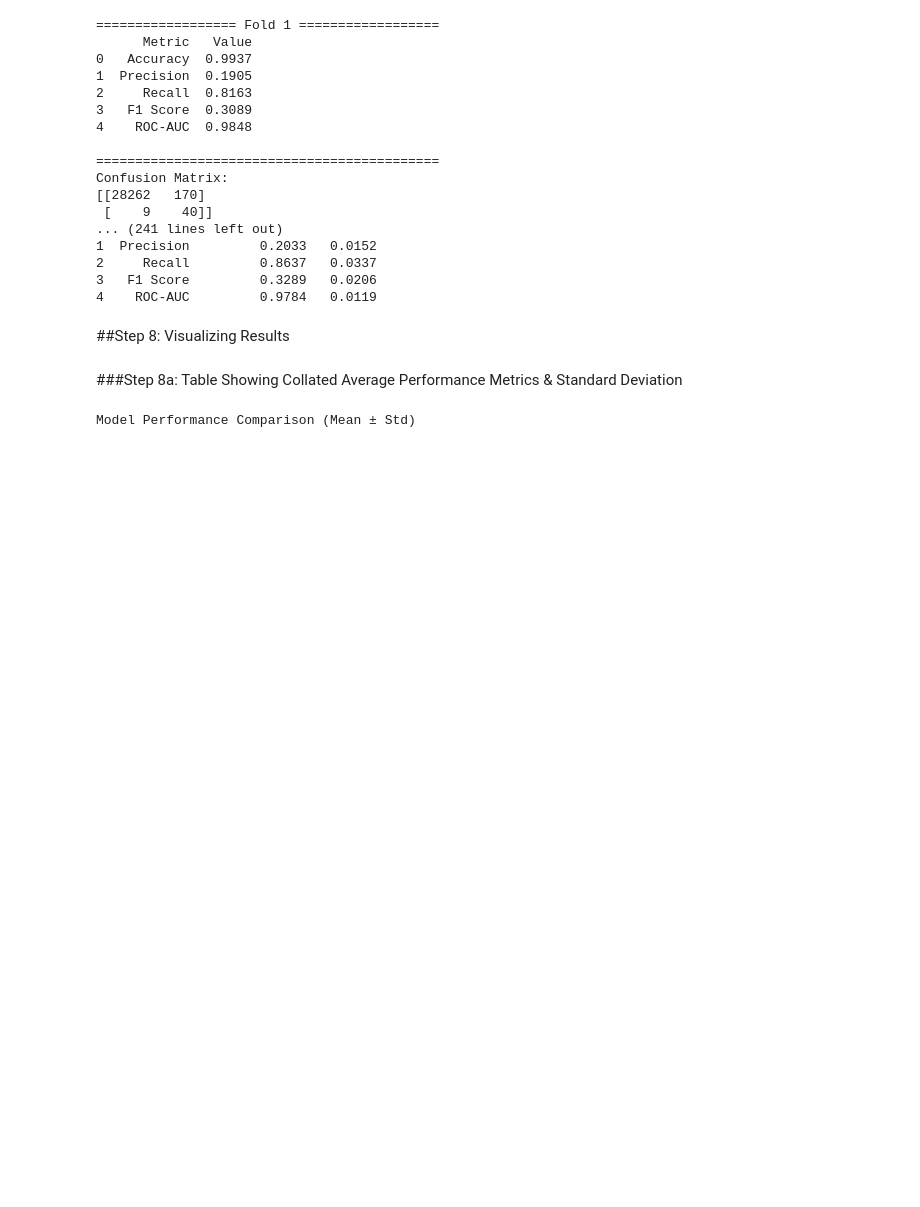
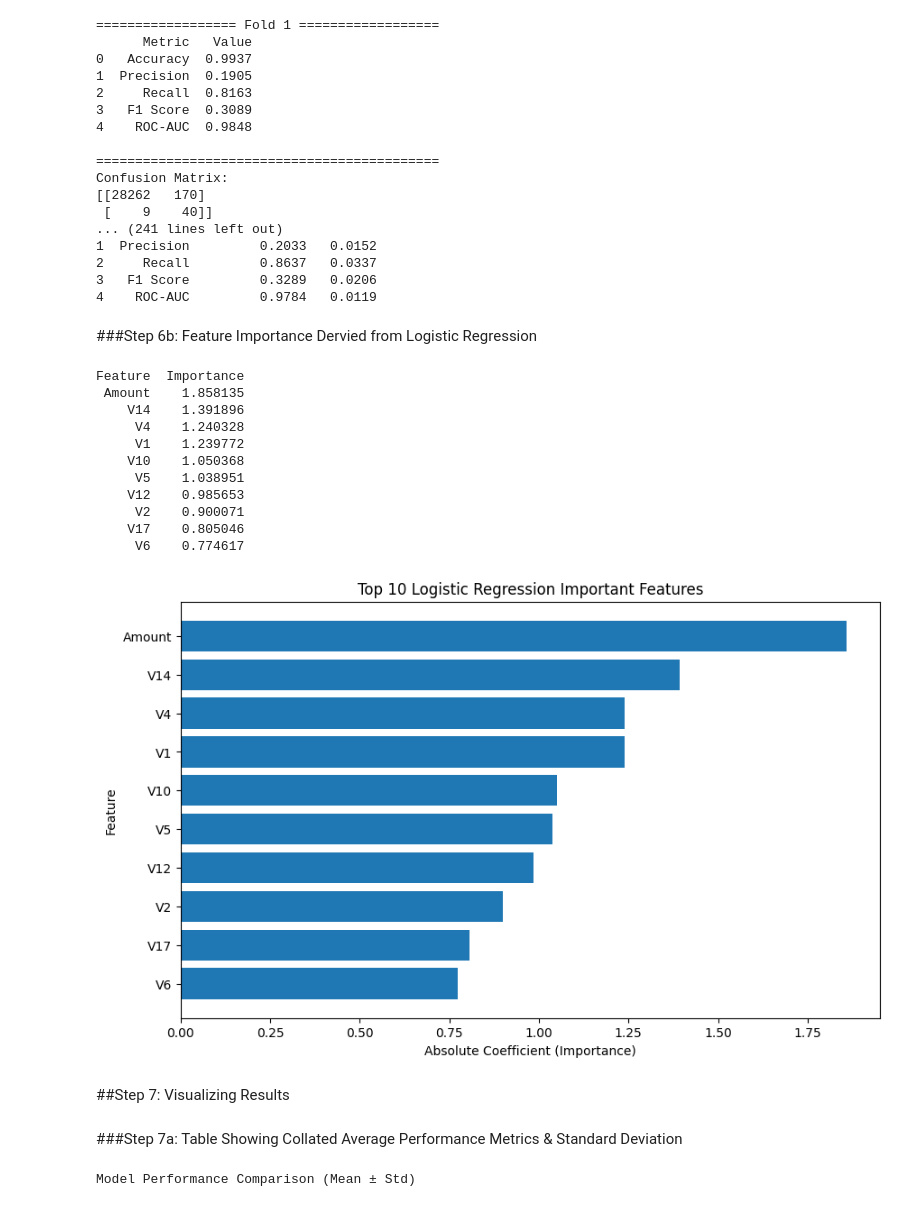
Before and after one commit to COMP3608-Group-12/Project, a Jupyter notebook: Group_12_Dataset_1.ipynb, the cells around one changed output. Saved outputs shown, nothing was run; the diff lists cells and outputs as text; code cells hidden in the pictures; blank space fills up the shorter version.

Commit message:
LR Feature Importance Added

```diff
--- a/Group_12_Dataset_1.ipynb
+++ b/Group_12_Dataset_1.ipynb
@@ -637,10 +637,56 @@ Confusion Matrix:
 2     Recall         0.8637   0.0337
 3   F1 Score         0.3289   0.0206
 4    ROC-AUC         0.9784   0.0119
+# %% [markdown]
+###Step 6b: Feature Importance Dervied from Logistic Regression
+# %%
+#Using absolute values of coefficients as measure of importance
+importance_lr = abs(model_lr.coef_[0])
+
+# Creating dataframe
+feature_importance_lr = pd.DataFrame({
+    'Feature': X.columns,
+    'Importance': importance_lr
+})
+
+# Sorting in descending order
+feature_importance_lr = feature_importance_lr.sort_values(
+    by='Importance',
+    ascending=False
+)
+
+# Printing top 10 features
+print(feature_importance_lr.head(10).to_string(index=False))
+
+# Plotting chart
+plt.figure(figsize=(10,6))
+plt.barh(
+    feature_importance_lr['Feature'][:10],
+    feature_importance_lr['Importance'][:10]
+)
+
+plt.xlabel("Absolute Coefficient (Importance)")
+plt.ylabel("Feature")
+plt.title("Top 10 Logistic Regression Important Features")
+plt.gca().invert_yaxis()
+plt.show()
+# %% [output]
+Feature  Importance
+ Amount    1.858135
+    V14    1.391896
+     V4    1.240328
+     V1    1.239772
+    V10    1.050368
+     V5    1.038951
+    V12    0.985653
+     V2    0.900071
+    V17    0.805046
+     V6    0.774617
+[figure, added]
 # %% [markdown]
-##Step 8: Visualizing Results
+##Step 7: Visualizing Results
 # %% [markdown]
-###Step 8a: Table Showing Collated Average Performance Metrics & Standard Deviation
+###Step 7a: Table Showing Collated Average Performance Metrics & Standard Deviation
 # %%
 # Set Metric as index
 dt_df = final_results_dt.set_index("Metric")
```
Also changed, not shown: parts of 5 cells of this notebook.
